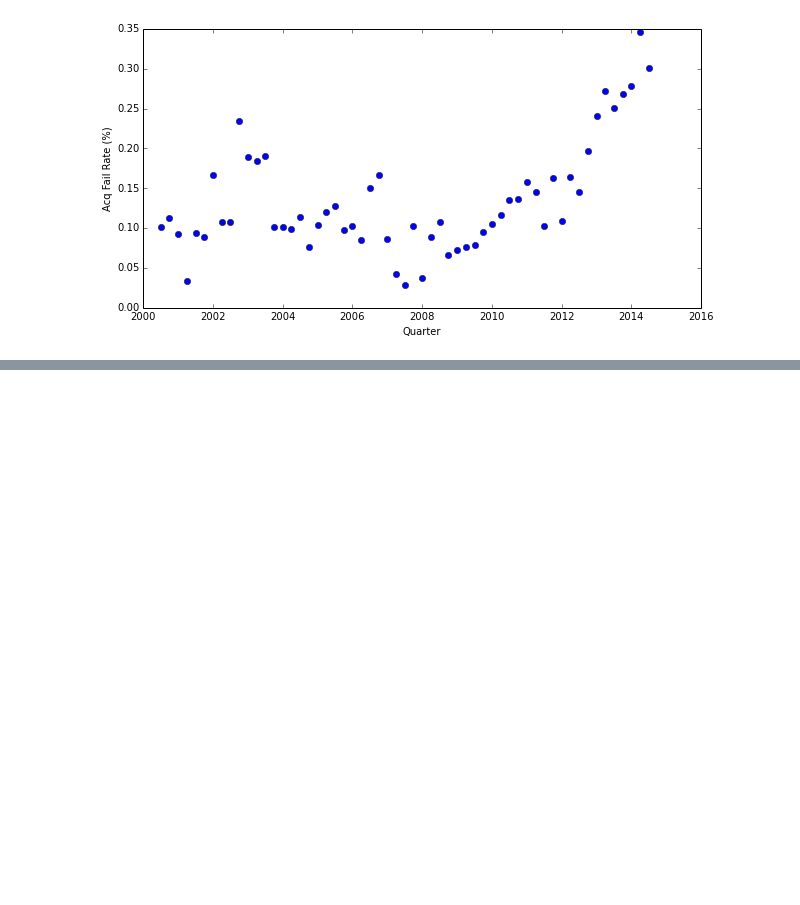
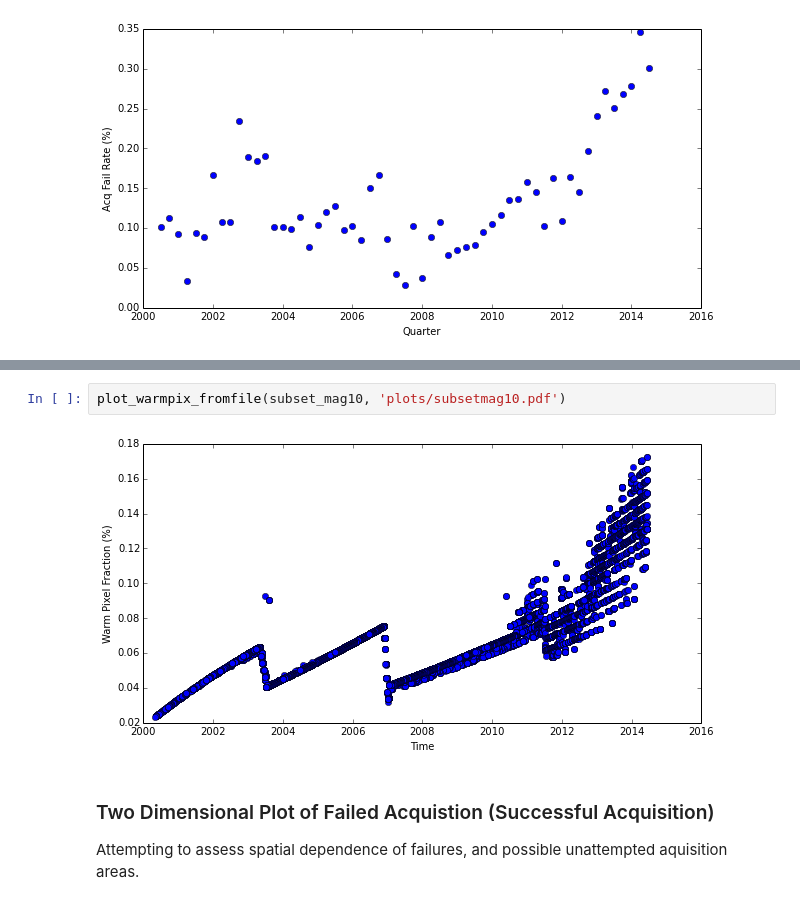
Before and after one commit to sot/aca_stats, a Jupyter notebook: dataexploration.ipynb, the cells around one changed output, grey strips where cells are left out. Saved outputs shown, nothing was run; the diff lists cells and outputs as text; blank space fills up the shorter version.

```diff
--- a/dataexploration.ipynb
+++ b/dataexploration.ipynb
@@ -135,0 +153,8 @@ plot_failures(mag10, 'plots/mag10.pdf')
+# %%
+plot_warmpix_fromfile(subset_mag10, 'plots/subsetmag10.pdf')
+# %% [output]
+[figure, added]
+# %% [markdown]
+### Two Dimensional Plot of Failed Acquistion (Successful Acquisition)
+
+Attempting to assess spatial dependence of failures, and possible unattempted aquisition areas.
```
Also changed, not shown: parts of 9 cells of this notebook, 1 other file.
